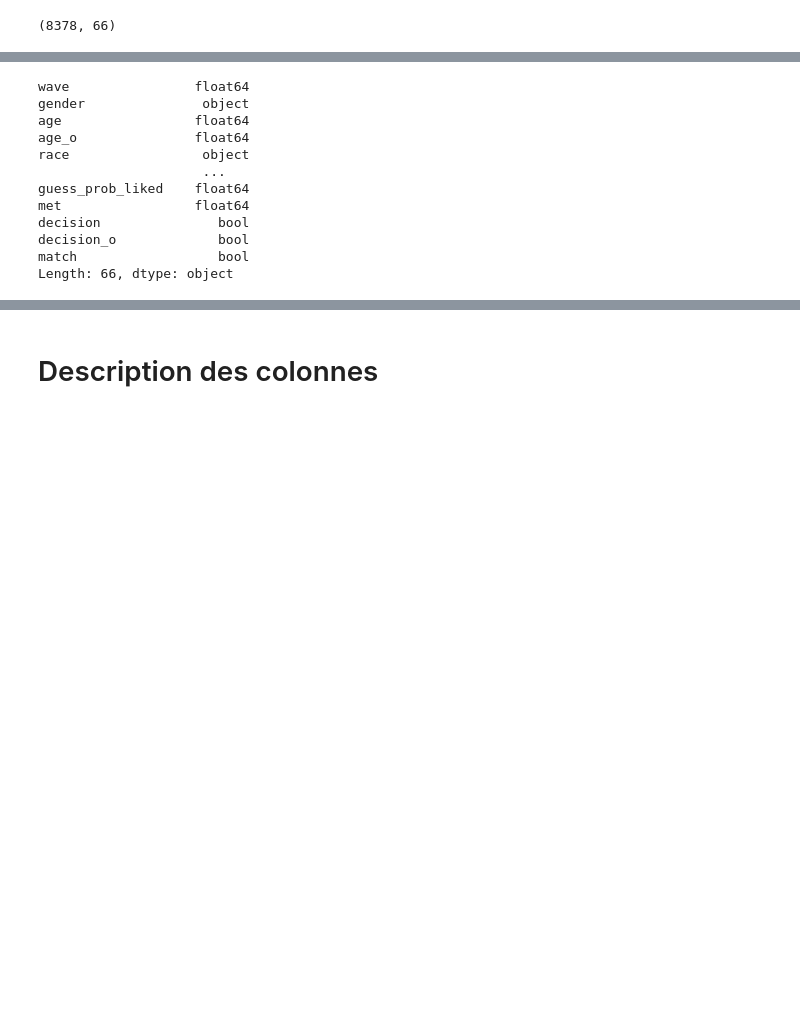
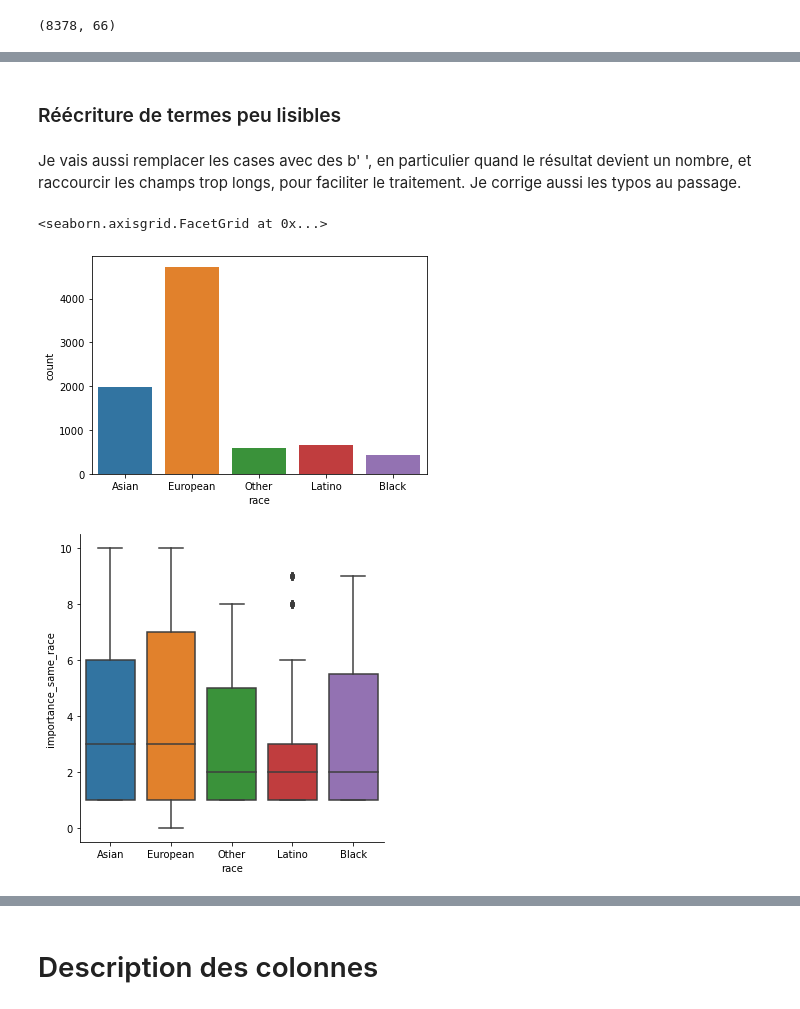
Before and after one commit to OFloyd/formation_greta, a Jupyter notebook: soutenance_17_02_speed_dating.ipynb, the cells around one changed output, grey strips where cells are left out. Cells and saved outputs as stored; diff of their text form; code cells hidden in the pictures; blank space fills up the shorter version.

```diff
--- a/soutenance_17_02_speed_dating.ipynb
+++ b/soutenance_17_02_speed_dating.ipynb
@@ -86,15 +88,37 @@ See the caveats in the documentation: https://pandas.pydata.org/pandas-docs/stab
-# %%
-data.dtypes
-# %% [output]
-wave                float64
-gender               object
-age                 float64
-age_o               float64
-race                 object
-                     ...
-guess_prob_liked    float64
-met                 float64
-decision               bool
-decision_o             bool
-match                  bool
-Length: 66, dtype: object
+# %% [markdown]
+### Réécriture de termes peu lisibles
+# %% [markdown]
+Je vais aussi remplacer les cases avec des b' ', en particulier quand le résultat devient un nombre, et raccourcir les champs trop longs, pour faciliter le traitement.
+Je corrige aussi les typos au passage.
+# %%
+#colonnes
+dic_rename={'attractive_important':'pref_attractive', 'sincere_important':'pref_sincere',
+            'intellicence_important':'pref_intelligence', 'funny_important':'pref_funny',
+            'ambtition_important':'pref_ambition', 'shared_interests_important':'pref_shared_interests',
+            'sinsere_o':'sincere_o', 'ambitous_o':'ambitious_o'
+           }
+data=data.rename(columns=dic_rename, inplace=False)
+# %%
+#cellules
+dic={"b'1'": 1, "b'0'" : 0,
+     "b'male'" : "Male", "b'female'" : "Female",
+     "b'?'":"Other", "b'Asian/Pacific Islander/Asian-American'":"Asian",
+     "b'Black/African American'":"Black", "b'European/Caucasian-American'":"European",
+     "b'Latino/Hispanic American'":"Latino", "b'Other'":"Other"
+    }
+# data.replace(dic, inplace=True)
+data=data.replace(dic, inplace=False)
+
+data.decision=data.decision.astype(bool)
+data.decision_o=data.decision_o.astype(bool)
+data.match=data.match.astype(bool)
+# data.loc[:,'decision']=data.loc[:,'decision'].astype(bool)
+# data.decision_o=data.decision_o.astype(bool)
+# data.match=data.match.astype(bool)
+# %%
+sns.countplot(x='race', data=data)
+sns.catplot(data=data,  x='race', y='importance_same_race', kind='box')
+# %% [output]
+<seaborn.axisgrid.FacetGrid at 0x...>
+[figure, added]
+[figure, added]
```
Also changed, not shown: parts of 35 cells of this notebook.
